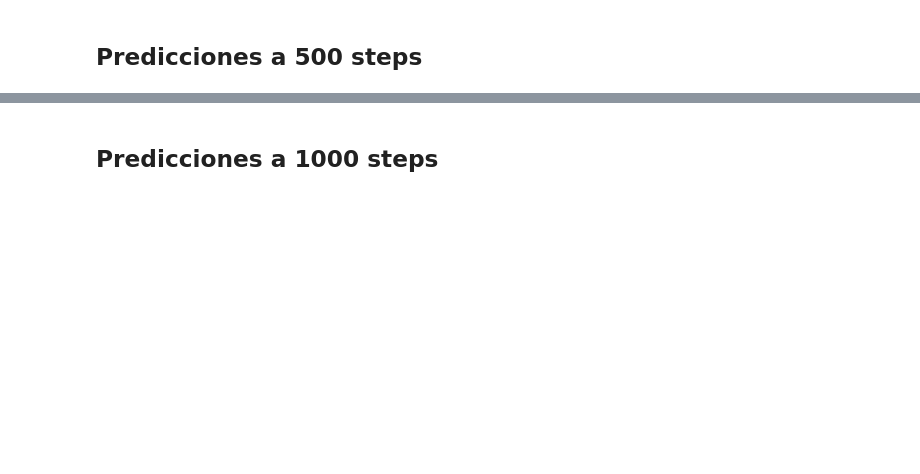
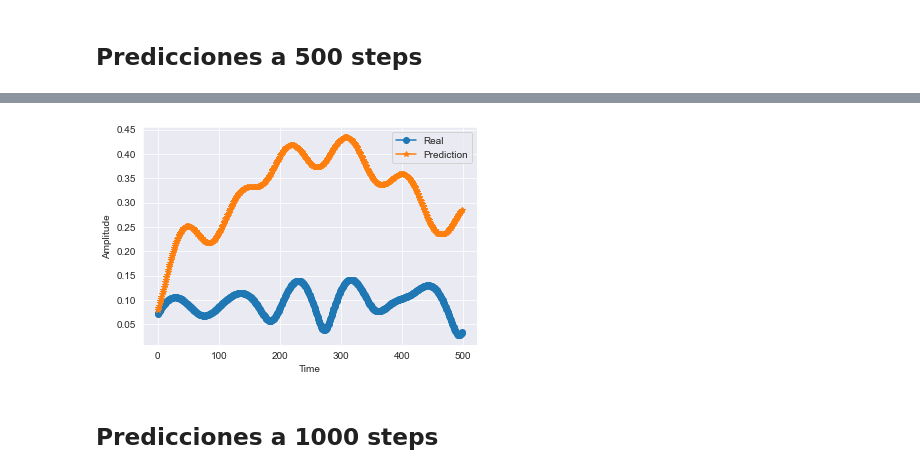
Before and after one commit to consuelorojas/Tesis, a Jupyter notebook: SVR/test_scriptSVR.ipynb, the cells around one changed output, grey strips where cells are left out. Cells and saved outputs as stored; diff of their text form; code cells hidden in the pictures; blank space fills up the shorter version.

```diff
--- a/SVR/test_scriptSVR.ipynb
+++ b/SVR/test_scriptSVR.ipynb
@@ -150,6 +169,7 @@ Root Mean Squared Error: 0.19191000283741486
 # %%
 steps = 500
 x_test , y_test = ut2.create_sequences(test, 1000, steps)
+y_test = y_test.squeeze()
 # %%
 test500 = ut2.rollingWindowPrediction_SVR(model, x_test, steps)
 np.savetxt("test500_SVR.csv", test500, delimiter=",")
@@ -162,3 +187,13 @@ print(f'Root Mean Squared Error: {rmse}')
+# %%
+i = 1
+plt.plot(y_test[i], 'o-',label='Real')
+plt.plot(test500[i], '*-',label='Prediction')
+plt.xlabel('Time')
+plt.ylabel('Amplitude')
+plt.legend()
+plt.show()
+# %% [output]
+[figure, added]
 # %% [markdown]
 ## **Predicciones a 1000 steps**
 # %%
```
Also changed, not shown: parts of 11 cells of this notebook, 1 other file.
